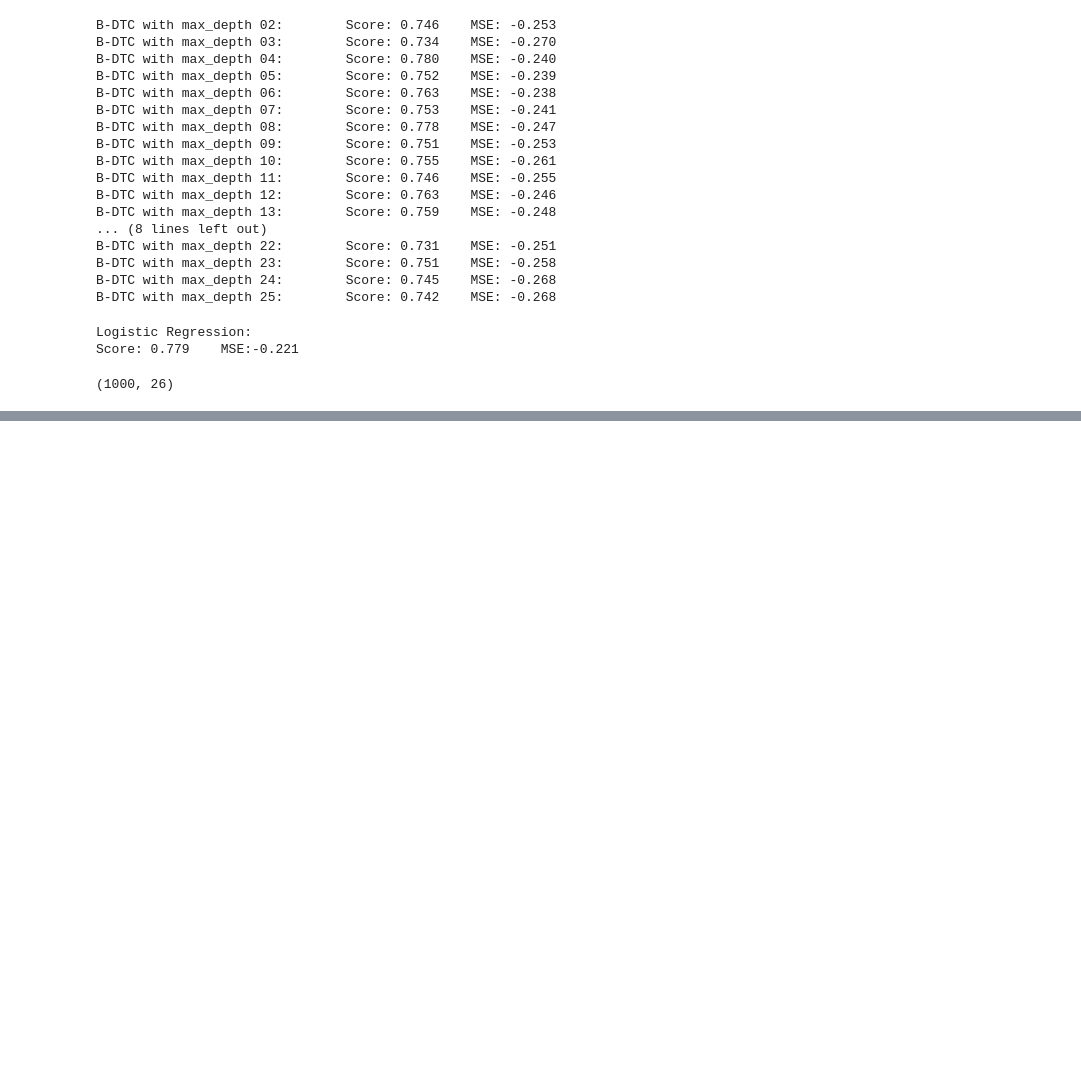
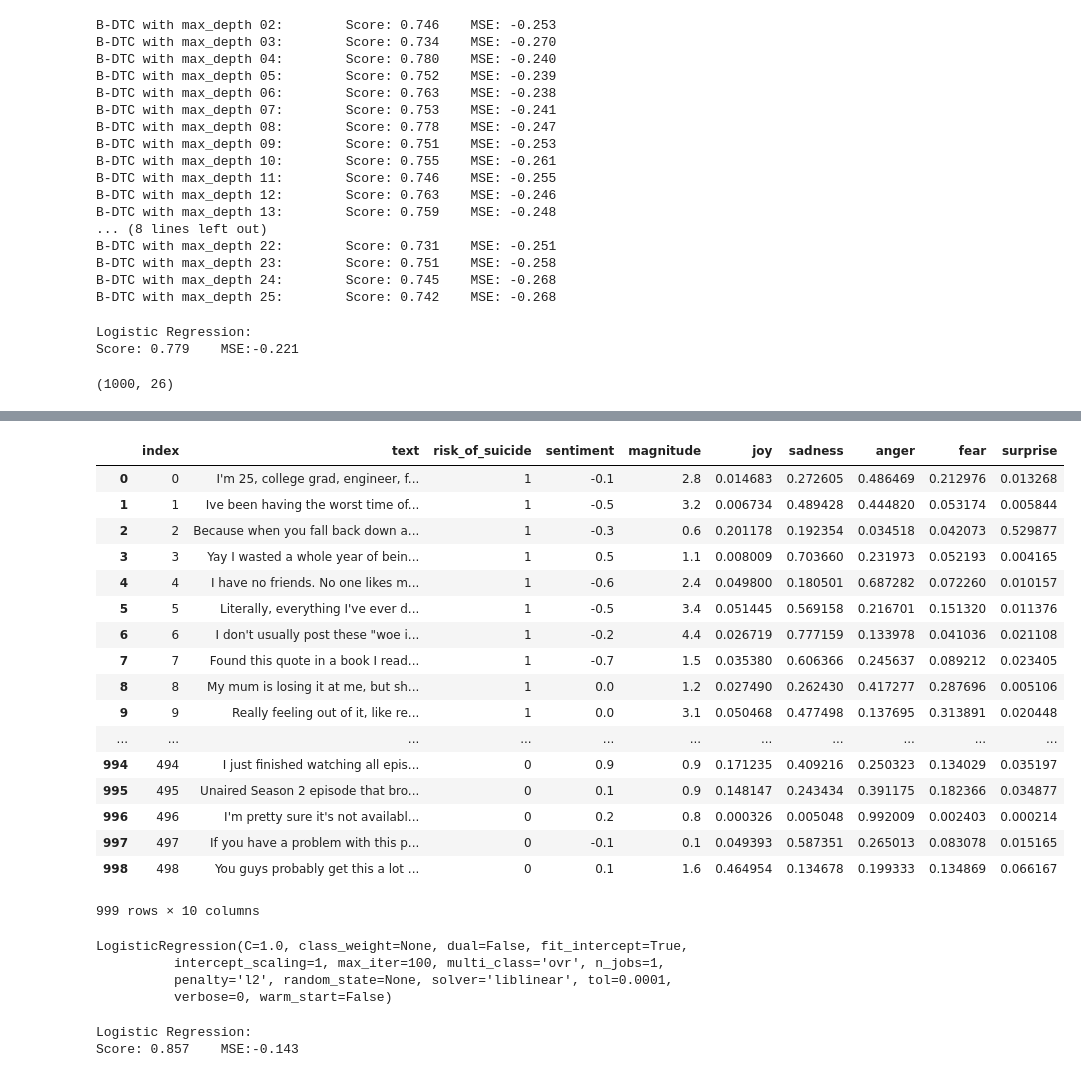
Before and after one commit to MaxMB15/mood.ai, a Jupyter notebook: Extracting Suicide Data using Cloud API.ipynb, the cells around one changed output, grey strips where cells are left out. Saved outputs shown, nothing was run; the diff lists cells and outputs as text; code cells hidden in the pictures; blank space fills up the shorter version.

```diff
--- a/Extracting Suicide Data using Cloud API.ipynb
+++ b/Extracting Suicide Data using Cloud API.ipynb
@@ -344,0 +325,22 @@ array([1, 0, 1, 1, 1])
+# %%
+emotions_df = pd.DataFrame.from_csv("depressionTrainSet.csv").reset_index()
+emotions_df
+# %% [output]
+|  | index | text | risk_of_suicide | sentiment | magnitude | joy | sadness | anger | fear | surprise |
+| 0 | 0 | I'm 25, college grad, engineer, f... | 1 | -0.1 | 2.8 | 0.014683 | 0.272605 | 0.486469 | 0.212976 | 0.013268 |
+| 1 | 1 | Ive been having the worst time of... | 1 | -0.5 | 3.2 | 0.006734 | 0.489428 | 0.444820 | 0.053174 | 0.005844 |
+| 2 | 2 | Because when you fall back down a... | 1 | -0.3 | 0.6 | 0.201178 | 0.192354 | 0.034518 | 0.042073 | 0.529877 |
+| 3 | 3 | Yay I wasted a whole year of bein... | 1 | 0.5 | 1.1 | 0.008009 | 0.703660 | 0.231973 | 0.052193 | 0.004165 |
+| 4 | 4 | I have no friends. No one likes m... | 1 | -0.6 | 2.4 | 0.049800 | 0.180501 | 0.687282 | 0.072260 | 0.010157 |
+| 5 | 5 | Literally, everything I've ever d... | 1 | -0.5 | 3.4 | 0.051445 | 0.569158 | 0.216701 | 0.151320 | 0.011376 |
+| 6 | 6 | I don't usually post these "woe i... | 1 | -0.2 | 4.4 | 0.026719 | 0.777159 | 0.133978 | 0.041036 | 0.021108 |
+| 7 | 7 | Found this quote in a book I read... | 1 | -0.7 | 1.5 | 0.035380 | 0.606366 | 0.245637 | 0.089212 | 0.023405 |
+| 8 | 8 | My mum is losing it at me, but sh... | 1 | 0.0 | 1.2 | 0.027490 | 0.262430 | 0.417277 | 0.287696 | 0.005106 |
+| 9 | 9 | Really feeling out of it, like re... | 1 | 0.0 | 3.1 | 0.050468 | 0.477498 | 0.137695 | 0.313891 | 0.020448 |
+| ... | ... | ... | ... | ... | ... | ... | ... | ... | ... | ... |
+| 994 | 494 | I just finished watching all epis... | 0 | 0.9 | 0.9 | 0.171235 | 0.409216 | 0.250323 | 0.134029 | 0.035197 |
+| 995 | 495 | Unaired Season 2 episode that bro... | 0 | 0.1 | 0.9 | 0.148147 | 0.243434 | 0.391175 | 0.182366 | 0.034877 |
+| 996 | 496 | I'm pretty sure it's not availabl... | 0 | 0.2 | 0.8 | 0.000326 | 0.005048 | 0.992009 | 0.002403 | 0.000214 |
+| 997 | 497 | If you have a problem with this p... | 0 | -0.1 | 0.1 | 0.049393 | 0.587351 | 0.265013 | 0.083078 | 0.015165 |
+| 998 | 498 | You guys probably get this a lot ... | 0 | 0.1 | 1.6 | 0.464954 | 0.134678 | 0.199333 | 0.134869 | 0.066167 |
+999 rows × 10 columns
@@ -344,0 +350,18 @@ array([1, 0, 1, 1, 1])
+# %%
+X_emo = emotions_df.loc[:,"sentiment":]
+y_emo = emotions_df.loc[:,"risk_of_suicide"].astype(int)
+
+regr = LogisticRegression()
+regr.fit(X_emo,y_emo)
+# %% [output]
+LogisticRegression(C=1.0, class_weight=None, dual=False, fit_intercept=True,
+          intercept_scaling=1, max_iter=100, multi_class='ovr', n_jobs=1,
+          penalty='l2', random_state=None, solver='liblinear', tol=0.0001,
+          verbose=0, warm_start=False)
+# %%
+score = cross_val_score(regr,X_emo,y_emo)
+mse = cross_val_score(regr,X_emo,y_emo,scoring="neg_mean_squared_error")
+print(f"Logistic Regression:\nScore: {score.mean():.3f}\tMSE:{mse.mean():.3f}")
+# %% [output]
+Logistic Regression:
+Score: 0.857    MSE:-0.143
```
Also changed, not shown: parts of 8 cells of this notebook, 1 other file.
